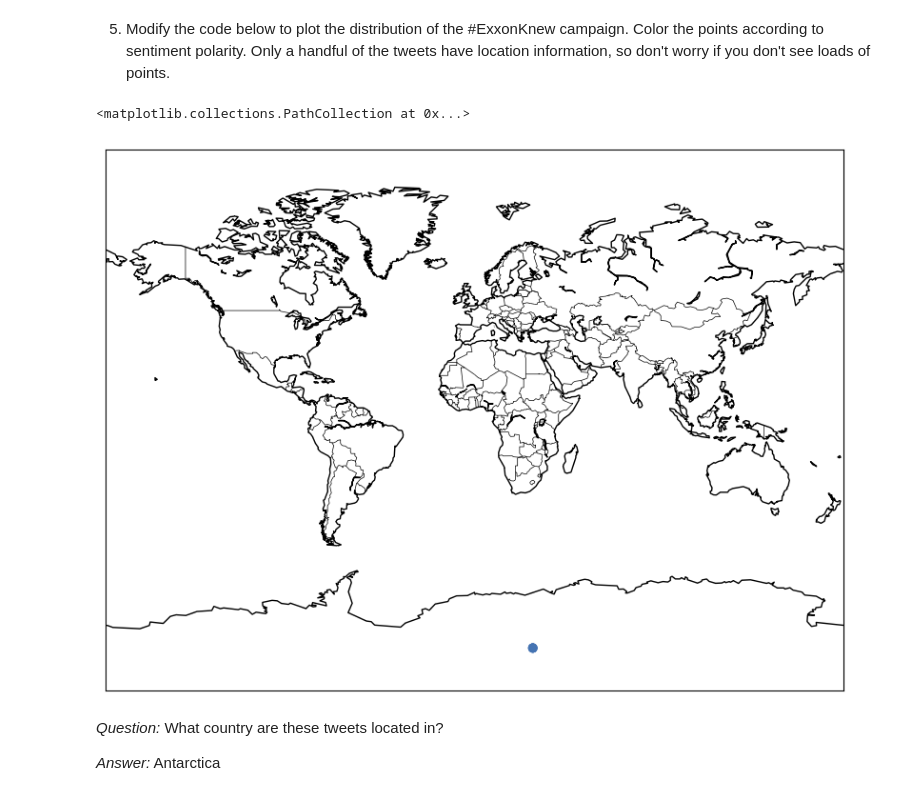
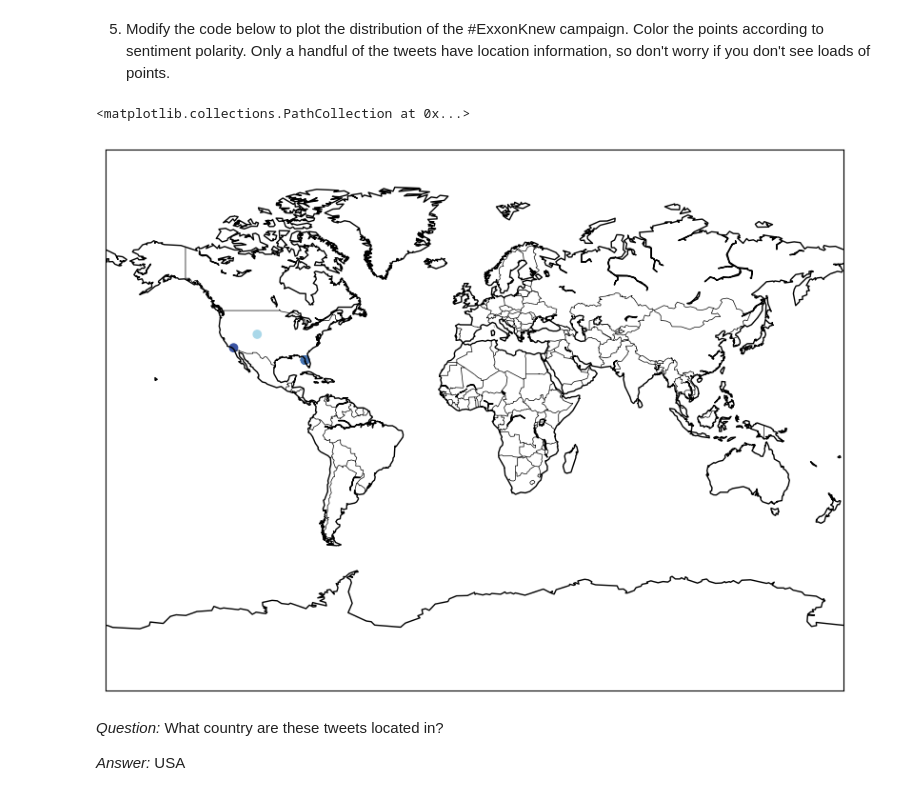
Before and after one commit to Slap-Fish/QM2, a Jupyter notebook: notebooks/W04. Natural Language Processing.ipynb, the cells around one changed output. Cells and saved outputs as stored; diff of their text form; code cells hidden in the pictures.

```diff
--- a/notebooks/W04. Natural Language Processing.ipynb
+++ b/notebooks/W04. Natural Language Processing.ipynb
@@ -678,25 +678,25 @@ clean
 # %%
 import matplotlib.pyplot as plt
 from mpl_toolkits.basemap import Basemap
 
 
 map = Basemap(projection='mill')
 
 map.drawcountries()
 map.drawcoastlines()
 
 map.scatter(
-      x = sample['longitude'],
-      y = sample['latitude'],
+      x = sample['latitude'],
+      y = sample['longitude'],
       c=sample['polarity'],
       cmap='RdYlBu',
       latlon=True,
       vmin=-1,
       vmax=0)
 # %% [output]
 <matplotlib.collections.PathCollection at 0x...>
-[figure, old version]
+[figure, new version]
 # %% [markdown]
 *Question:* What country are these tweets located in?
 
-*Answer:* Antarctica
+*Answer:* USA
```
